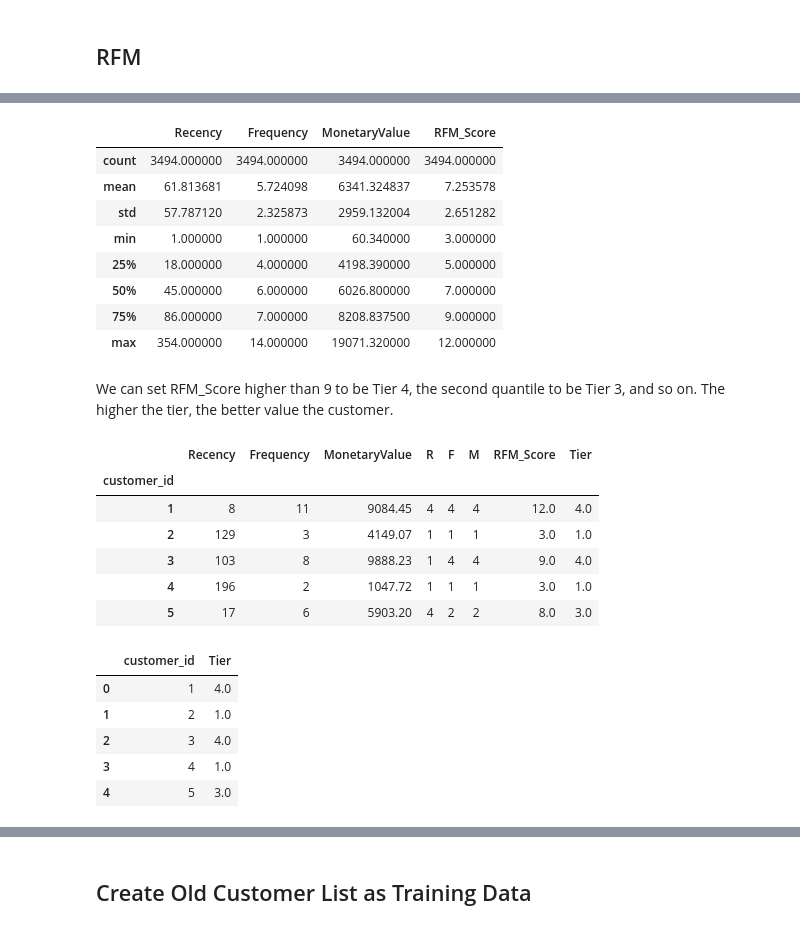
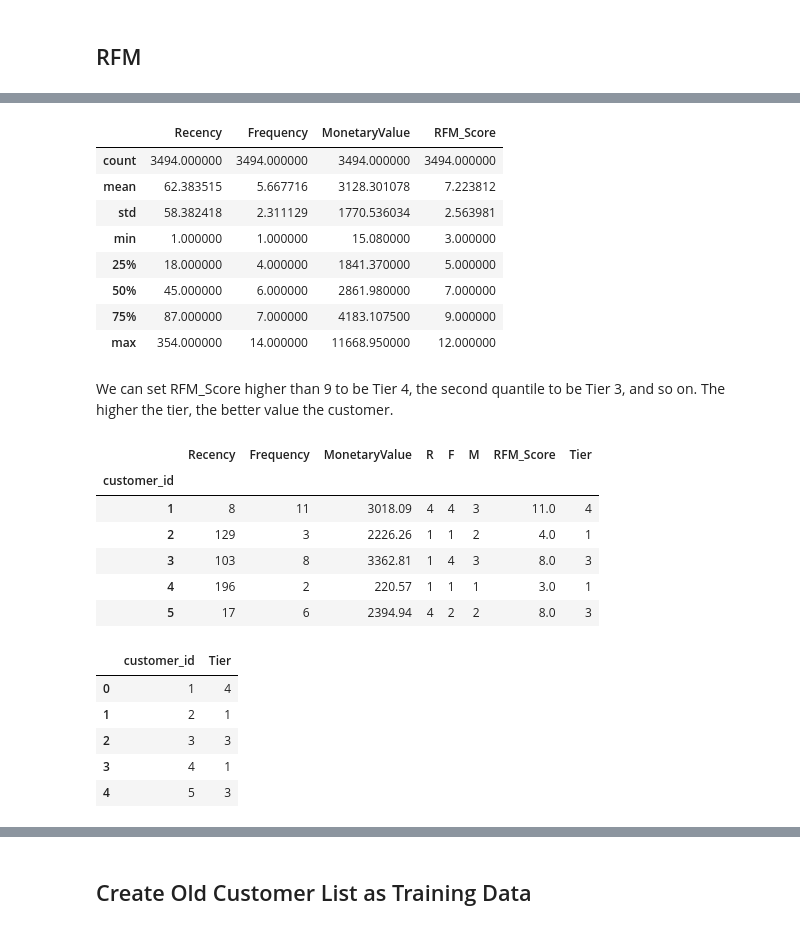
Before and after one commit to aresgtr/KPMG-Virtual-Intern, a Jupyter notebook: Task-2-Data-Insights.ipynb, the cells around one changed output, grey strips where cells are left out. Drawn from its saved outputs; the diff is of its cells as text; code cells hidden in the pictures.

```diff
--- a/Task-2-Data-Insights.ipynb
+++ b/Task-2-Data-Insights.ipynb
@@ -147,0 +190,3 @@ No key variables are missing
+# %%
+df_transactions.drop(df_transactions[df_transactions['standard_cost'].isnull()].index, inplace=True)
+df_transactions.isnull().sum()
@@ -147,0 +231,3 @@ No key variables are missing
+# %%
+df_transactions['profit'] = df_transactions['list_price'] - df_transactions['standard_cost']
+df_transactions.head()
@@ -155,11 +248,11 @@ print(snapshot_date)
 data_process = df_transactions.groupby(['customer_id']).agg({
         'transaction_date': lambda x: (snapshot_date - x.max()).days,
         'transaction_id': 'count',
-        'list_price': 'sum'})
+        'profit': 'sum'})
 
 data_process.rename(columns={'transaction_date': 'Recency',
                          'transaction_id': 'Frequency',
-                         'list_price': 'MonetaryValue'}, inplace=True)
+                         'profit': 'MonetaryValue'}, inplace=True)
 
 data_process.head()
 # %% [output]
@@ -221,43 +317,52 @@ data_process.describe()
 # %% [output]
 |  | Recency | Frequency | MonetaryValue | RFM_Score |
 | count | 3494.000000 | 3494.000000 | 3494.000000 | 3494.000000 |
-| mean | 61.813681 | 5.724098 | 6341.324837 | 7.253578 |
-| std | 57.787120 | 2.325873 | 2959.132004 | 2.651282 |
-| min | 1.000000 | 1.000000 | 60.340000 | 3.000000 |
-| 25% | 18.000000 | 4.000000 | 4198.390000 | 5.000000 |
-| 50% | 45.000000 | 6.000000 | 6026.800000 | 7.000000 |
-| 75% | 86.000000 | 7.000000 | 8208.837500 | 9.000000 |
-| max | 354.000000 | 14.000000 | 19071.320000 | 12.000000 |
+| mean | 62.383515 | 5.667716 | 3128.301078 | 7.223812 |
+| std | 58.382418 | 2.311129 | 1770.536034 | 2.563981 |
+| min | 1.000000 | 1.000000 | 15.080000 | 3.000000 |
+| 25% | 18.000000 | 4.000000 | 1841.370000 | 5.000000 |
+| 50% | 45.000000 | 6.000000 | 2861.980000 | 7.000000 |
+| 75% | 87.000000 | 7.000000 | 4183.107500 | 9.000000 |
+| max | 354.000000 | 14.000000 | 11668.950000 | 12.000000 |
 # %% [markdown]
 We can set RFM_Score higher than 9 to be Tier 4, the second quantile to be Tier 3, and so on. The higher the tier, the better value the customer.
 # %%
-for index, row in data_process.iterrows():
-    if row['RFM_Score'] >= 9:
-        data_process.at[index, 'Tier'] = 4
-    elif row['RFM_Score'] >= 7:
-        data_process.at[index, 'Tier'] = 3
-    elif row['RFM_Score'] >= 5:
-        data_process.at[index, 'Tier'] = 2
-    else:
-        data_process.at[index, 'Tier'] = 1
+# for index, row in data_process.iterrows():
+#     if row['RFM_Score'] >= 9:
+#         data_process.at[index, 'Tier'] = 4
+#     elif row['RFM_Score'] >= 7:
+#         data_process.at[index, 'Tier'] = 3
+#     elif row['RFM_Score'] >= 5:
+#         data_process.at[index, 'Tier'] = 2
+#     else:
+#         data_process.at[index, 'Tier'] = 1
+
+# data_process['Tier'] = data_process['RFM_Score']
+
+m_labels = range(1, 5)
+# Assign these labels to three equal percentile groups
+m_groups = pd.qcut(data_process['RFM_Score'], q=4, labels=m_labels)
+# Create new column Tier
+data_process = data_process.assign(Tier = m_groups.values)
+data_process['Tier'] = data_process.Tier.cat.codes + 1
 
 data_process.head()
 # %% [output]
 |  | Recency | Frequency | MonetaryValue | R | F | M | RFM_Score | Tier |
 | customer_id |  |  |  |  |  |  |  |  |
-| 1 | 8 | 11 | 9084.45 | 4 | 4 | 4 | 12.0 | 4.0 |
-| 2 | 129 | 3 | 4149.07 | 1 | 1 | 1 | 3.0 | 1.0 |
-| 3 | 103 | 8 | 9888.23 | 1 | 4 | 4 | 9.0 | 4.0 |
-| 4 | 196 | 2 | 1047.72 | 1 | 1 | 1 | 3.0 | 1.0 |
-| 5 | 17 | 6 | 5903.20 | 4 | 2 | 2 | 8.0 | 3.0 |
+| 1 | 8 | 11 | 3018.09 | 4 | 4 | 3 | 11.0 | 4 |
+| 2 | 129 | 3 | 2226.26 | 1 | 1 | 2 | 4.0 | 1 |
+| 3 | 103 | 8 | 3362.81 | 1 | 4 | 3 | 8.0 | 3 |
+| 4 | 196 | 2 | 220.57 | 1 | 1 | 1 | 3.0 | 1 |
+| 5 | 17 | 6 | 2394.94 | 4 | 2 | 2 | 8.0 | 3 |
 # %%
 data_process.reset_index(level=0, inplace=True)
 rfm = data_process[['customer_id', 'Tier']]
 rfm.head()
 # %% [output]
 |  | customer_id | Tier |
-| 0 | 1 | 4.0 |
-| 1 | 2 | 1.0 |
-| 2 | 3 | 4.0 |
-| 3 | 4 | 1.0 |
-| 4 | 5 | 3.0 |
+| 0 | 1 | 4 |
+| 1 | 2 | 1 |
+| 2 | 3 | 3 |
+| 3 | 4 | 1 |
+| 4 | 5 | 3 |
```
Also changed, not shown: parts of 67 cells of this notebook.
